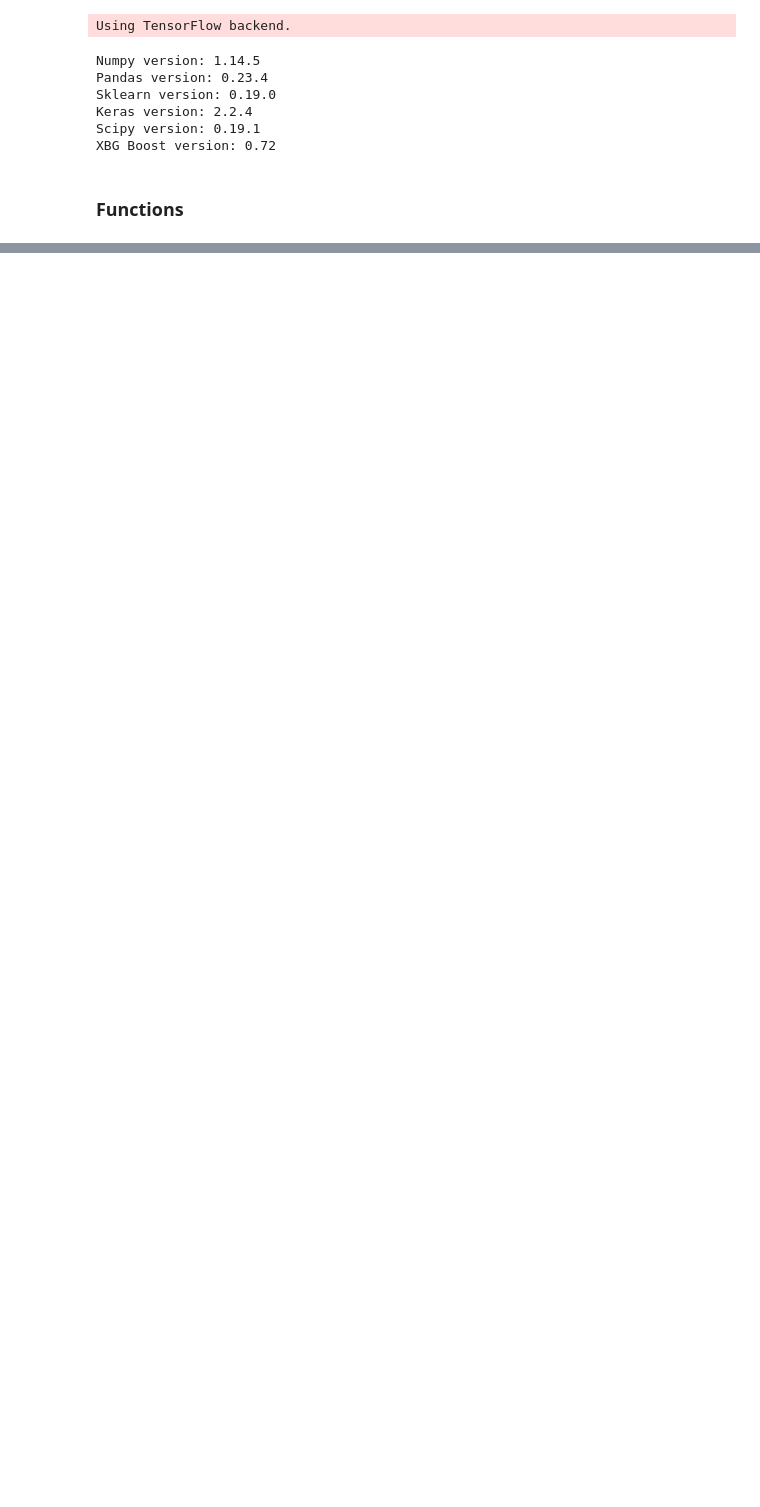
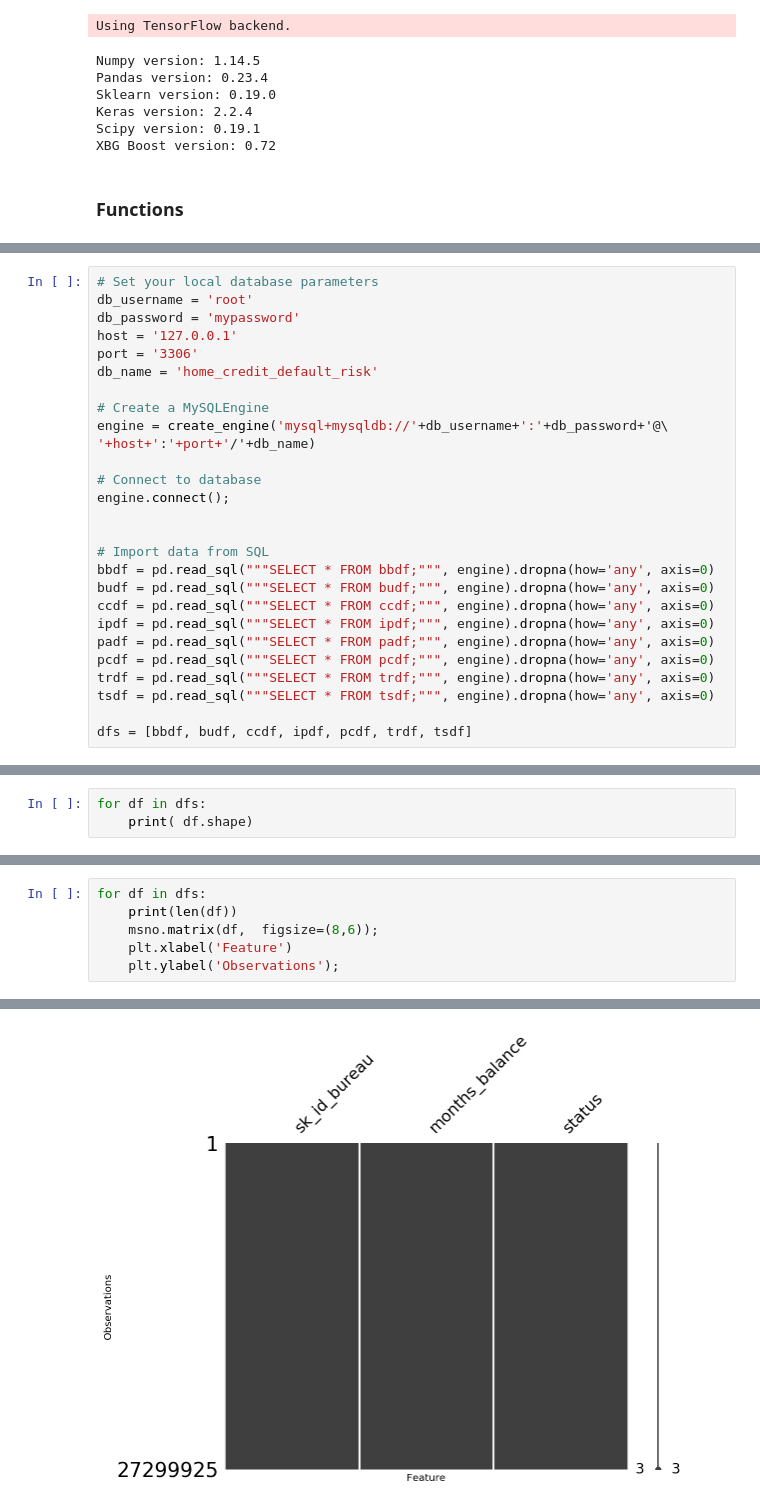
Before and after one commit to kavisek/Competitions, a Jupyter notebook: HomeCreditDefaultRisk/18-10-09 Assessing Application Risk.ipynb, the cells around one changed output, grey strips where cells are left out. Drawn from its saved outputs; the diff is of its cells as text; blank space fills up the shorter version.

```diff
--- a/HomeCreditDefaultRisk/18-10-09 Assessing Application Risk.ipynb
+++ b/HomeCreditDefaultRisk/18-10-09 Assessing Application Risk.ipynb
@@ -151,0 +132,27 @@ sdf.head(10)
+# %%
+# Set your local database parameters
+db_username = 'root'
+db_password = 'mypassword'
+host = '127.0.0.1'
+port = '3306'
+db_name = 'home_credit_default_risk'
+
+# Create a MySQLEngine
+engine = create_engine('mysql+mysqldb://'+db_username+':'+db_password+'@\
+'+host+':'+port+'/'+db_name)
+
+# Connect to database
+engine.connect();
+
+
+# Import data from SQL
+bbdf = pd.read_sql("""SELECT * FROM bbdf;""", engine).dropna(how='any', axis=0)
+budf = pd.read_sql("""SELECT * FROM budf;""", engine).dropna(how='any', axis=0)
+ccdf = pd.read_sql("""SELECT * FROM ccdf;""", engine).dropna(how='any', axis=0)
+ipdf = pd.read_sql("""SELECT * FROM ipdf;""", engine).dropna(how='any', axis=0)
+padf = pd.read_sql("""SELECT * FROM padf;""", engine).dropna(how='any', axis=0)
+pcdf = pd.read_sql("""SELECT * FROM pcdf;""", engine).dropna(how='any', axis=0)
+trdf = pd.read_sql("""SELECT * FROM trdf;""", engine).dropna(how='any', axis=0)
+tsdf = pd.read_sql("""SELECT * FROM tsdf;""", engine).dropna(how='any', axis=0)
+
+dfs = [bbdf, budf, ccdf, ipdf, pcdf, trdf, tsdf]
@@ -151,0 +161,3 @@ sdf.head(10)
+# %%
+for df in dfs:
+    print( df.shape)
@@ -151,0 +172,7 @@ sdf.head(10)
+# %%
+for df in dfs:
+    print(len(df))
+    msno.matrix(df,  figsize=(8,6));
+    plt.xlabel('Feature')
+    plt.ylabel('Observations');
+# %% [output]
@@ -151,0 +186 @@ sdf.head(10)
+[figure, added]
```
Also changed, not shown: parts of 14 cells of this notebook, 3 other files.
